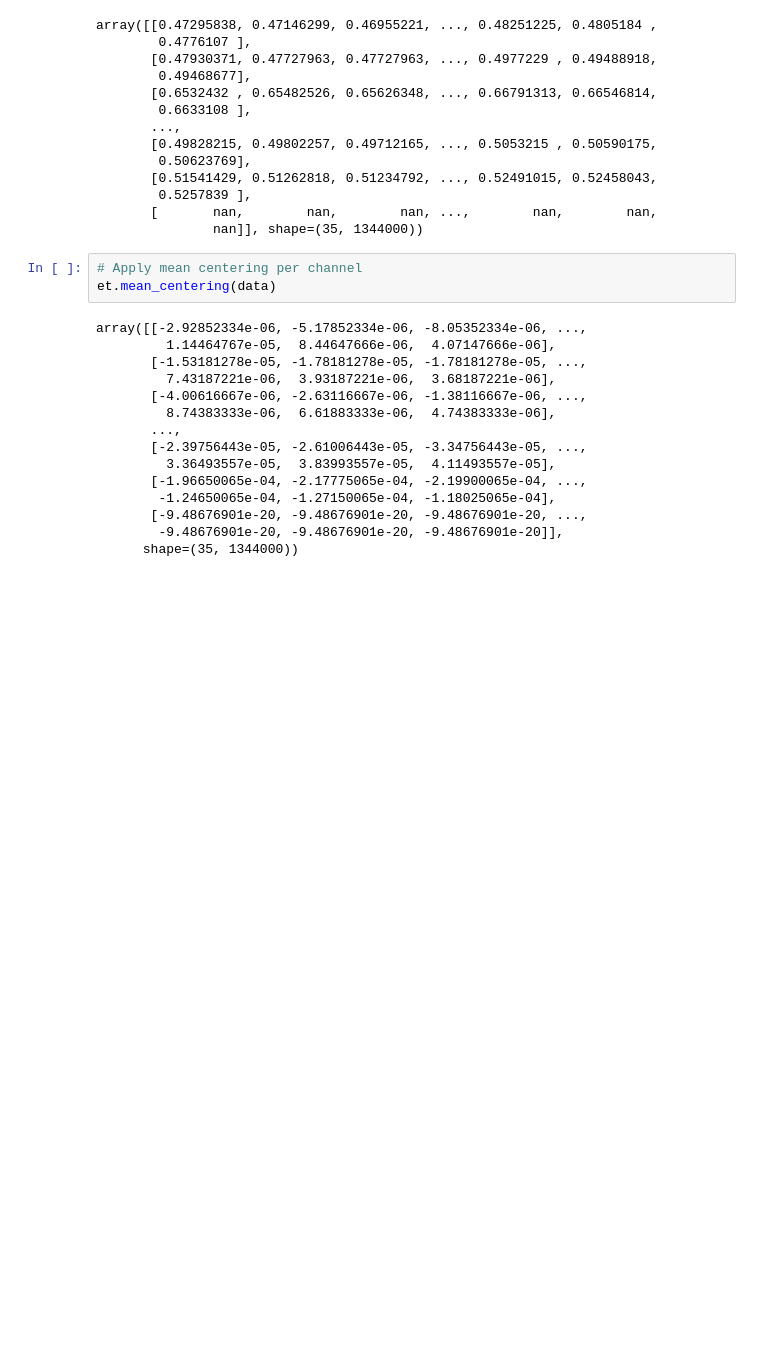
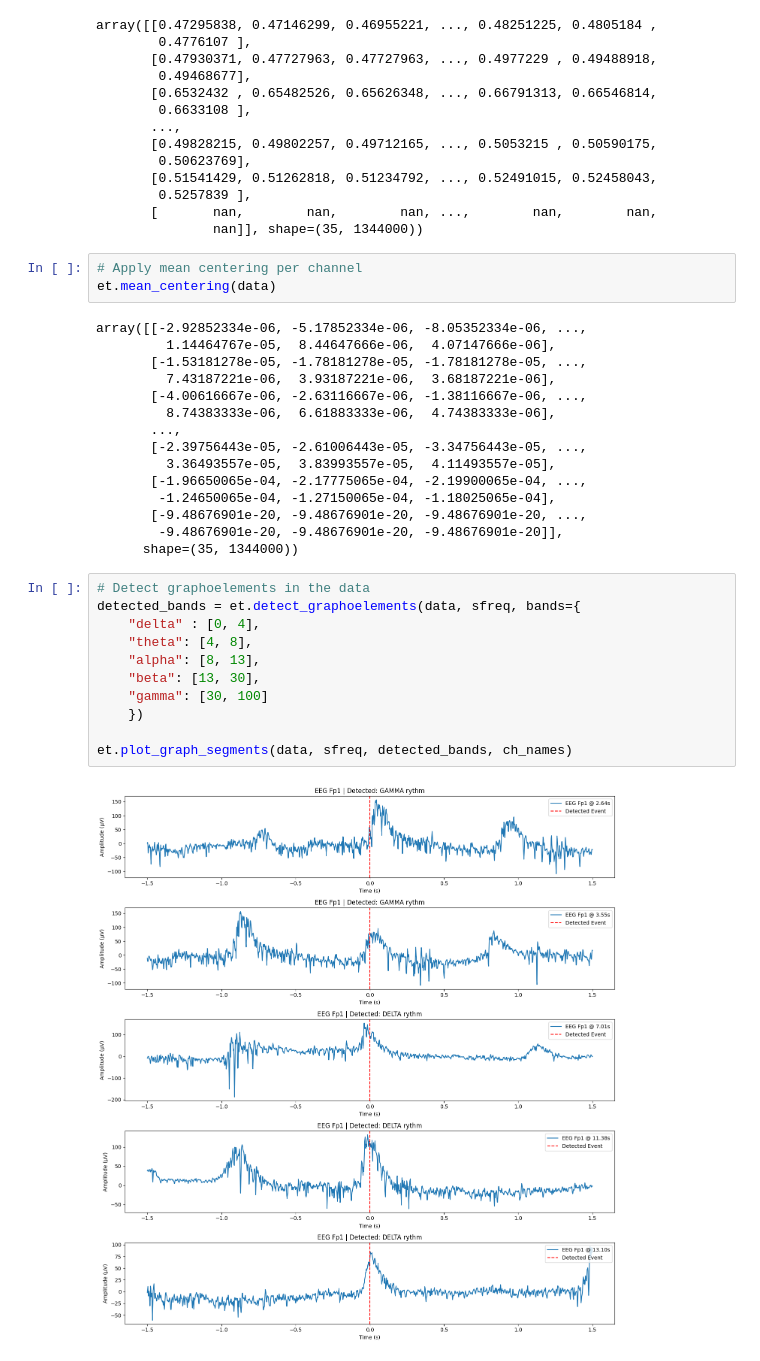
Before and after one commit to hubakukor/scipy_proj, a Jupyter notebook: examples/demo.ipynb, the cells around one changed output. Cells and saved outputs as stored; diff of their text form; blank space fills up the shorter version.

```diff
--- a/examples/demo.ipynb
+++ b/examples/demo.ipynb
@@ -97,3 +97,16 @@ array([[-2.92852334e-06, -5.17852334e-06, -8.05352334e-06, ...,
        [-9.48676901e-20, -9.48676901e-20, -9.48676901e-20, ...,
         -9.48676901e-20, -9.48676901e-20, -9.48676901e-20]],
       shape=(35, 1344000))
+# %%
+# Detect graphoelements in the data
+detected_bands = et.detect_graphoelements(data, sfreq, bands={
+    "delta" : [0, 4],
+    "theta": [4, 8],
+    "alpha": [8, 13],
+    "beta": [13, 30],
+    "gamma": [30, 100]
+    })
+
+et.plot_graph_segments(data, sfreq, detected_bands, ch_names)
+# %% [output]
+[figure, added]
```
Also changed, not shown: 1 other file.
